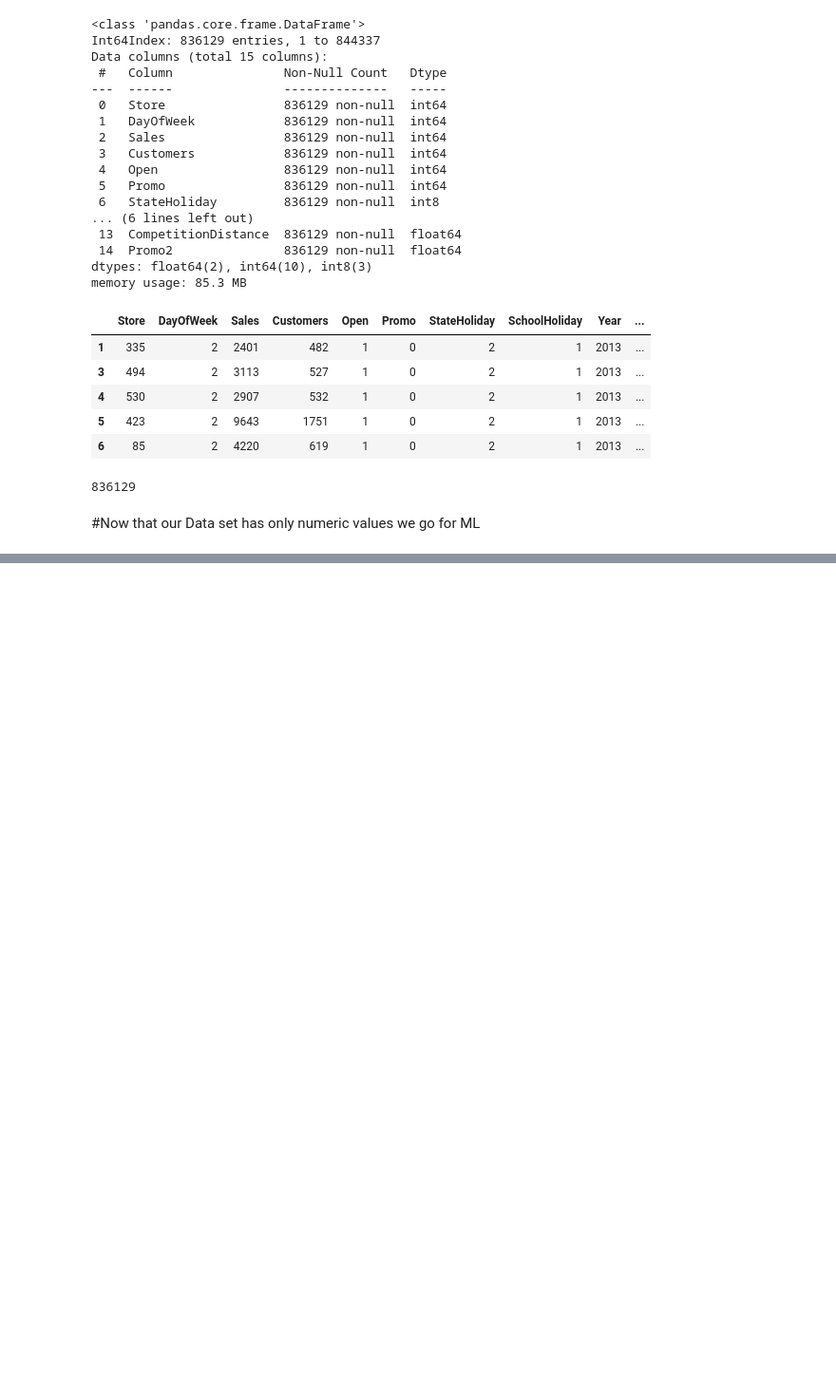
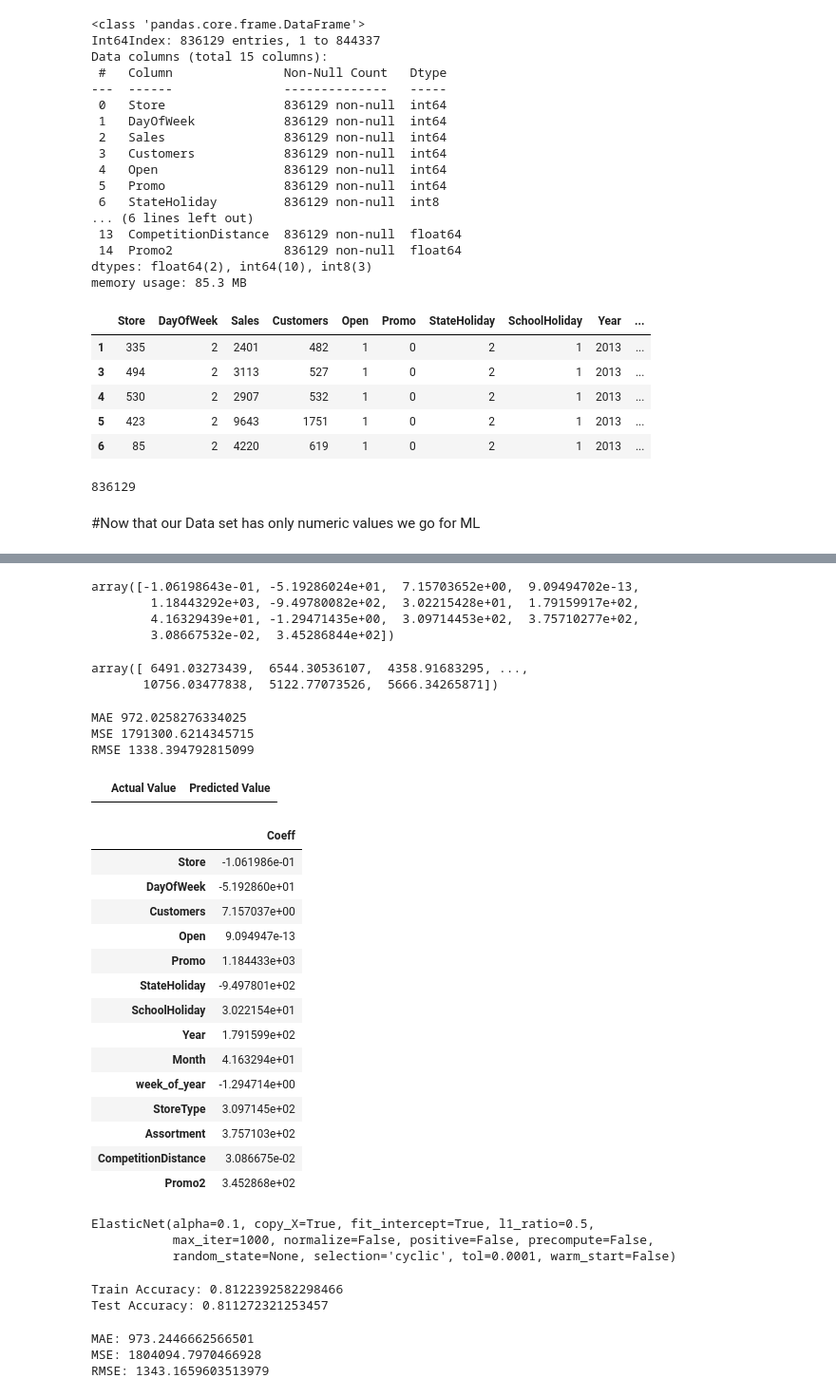
Before and after one commit to asim5800/Retail-Sales-Prediction, a Jupyter notebook: Asim_Rossmann_Sales_Prediction_Capstone_Project.ipynb, the cells around one changed output, grey strips where cells are left out. Shown at 95% size. Cells and saved outputs as stored; diff of their text form; code cells hidden in the pictures; blank space fills up the shorter version.

```diff
--- a/Asim_Rossmann_Sales_Prediction_Capstone_Project.ipynb
+++ b/Asim_Rossmann_Sales_Prediction_Capstone_Project.ipynb
@@ -515,0 +468,5 @@ Name: Sales, Length: 642008, dtype: int64
+# %%
+y= df1['Sales']
+# %%
+from sklearn.model_selection import train_test_split
+X_train, X_test, y_train, y_test = train_test_split(X, y, test_size=0.3, random_state=101)
@@ -515,0 +477,8 @@ Name: Sales, Length: 642008, dtype: int64
+# %%
+#now we train our model on training data
+from sklearn.linear_model import LinearRegression
+lm= LinearRegression()
+# %%
+
+#train /fit lm on trianing data
+lm.fit(X_train, y_train)
@@ -515,0 +493,7 @@ Name: Sales, Length: 642008, dtype: int64
+# %%
+lm.coef_
+# %% [output]
+array([-1.06198643e-01, -5.19286024e+01,  7.15703652e+00,  9.09494702e-13,
+        1.18443292e+03, -9.49780082e+02,  3.02215428e+01,  1.79159917e+02,
+        4.16329439e+01, -1.29471435e+00,  3.09714453e+02,  3.75710277e+02,
+        3.08667532e-02,  3.45286844e+02])
@@ -515,0 +503,15 @@ Name: Sales, Length: 642008, dtype: int64
+# %%
+predictions_simple
+# %% [output]
+array([ 6491.03273439,  6544.30536107,  4358.91683295, ...,
+       10756.03477838,  5122.77073526,  5666.34265871])
+# %%
+
+from sklearn import metrics
+print('MAE', metrics.mean_absolute_error(y_test,predictions_simple))
+print('MSE', metrics.mean_squared_error(y_test,predictions_simple))
+print('RMSE',np.sqrt( metrics.mean_squared_error(y_test,predictions_simple)))
+# %% [output]
+MAE 972.0258276334025
+MSE 1791300.6214345715
+RMSE 1338.394792815099
@@ -515,0 +522,4 @@ Name: Sales, Length: 642008, dtype: int64
+# %%
+dataset_ols.head()
+# %% [output]
+|  | Actual Value | Predicted Value |
@@ -515,0 +531,19 @@ Name: Sales, Length: 642008, dtype: int64
+# %%
+df1=pd.DataFrame(lm.coef_,X.columns, columns=['Coeff'])
+df1
+# %% [output]
+|  | Coeff |
+| Store | -1.061986e-01 |
+| DayOfWeek | -5.192860e+01 |
+| Customers | 7.157037e+00 |
+| Open | 9.094947e-13 |
+| Promo | 1.184433e+03 |
+| StateHoliday | -9.497801e+02 |
+| SchoolHoliday | 3.022154e+01 |
+| Year | 1.791599e+02 |
+| Month | 4.163294e+01 |
+| week_of_year | -1.294714e+00 |
+| StoreType | 3.097145e+02 |
+| Assortment | 3.757103e+02 |
+| CompetitionDistance | 3.086675e-02 |
+| Promo2 | 3.452868e+02 |
@@ -515,0 +555,12 @@ Name: Sales, Length: 642008, dtype: int64
+# %%
+elasticnet.fit(X_train,y_train)
+# %% [output]
+ElasticNet(alpha=0.1, copy_X=True, fit_intercept=True, l1_ratio=0.5,
+           max_iter=1000, normalize=False, positive=False, precompute=False,
+           random_state=None, selection='cyclic', tol=0.0001, warm_start=False)
+# %%
+print("Train Accuracy:",elasticnet.score(X_train, y_train))
+print("Test Accuracy:",elasticnet.score(X_test, y_test))
+# %% [output]
+Train Accuracy: 0.8122392582298466
+Test Accuracy: 0.811272321253457
@@ -515,0 +569,10 @@ Name: Sales, Length: 642008, dtype: int64
+# %%
+from sklearn import metrics
+
+print('MAE:', metrics.mean_absolute_error(y_test, y_pred_en))
+print('MSE:', metrics.mean_squared_error(y_test, y_pred_en))
+print('RMSE:', np.sqrt(metrics.mean_squared_error(y_test, y_pred_en)))
+# %% [output]
+MAE: 973.2446662566501
+MSE: 1804094.7970466928
+RMSE: 1343.1659603513979
```
Also changed, not shown: parts of 38 cells of this notebook.
